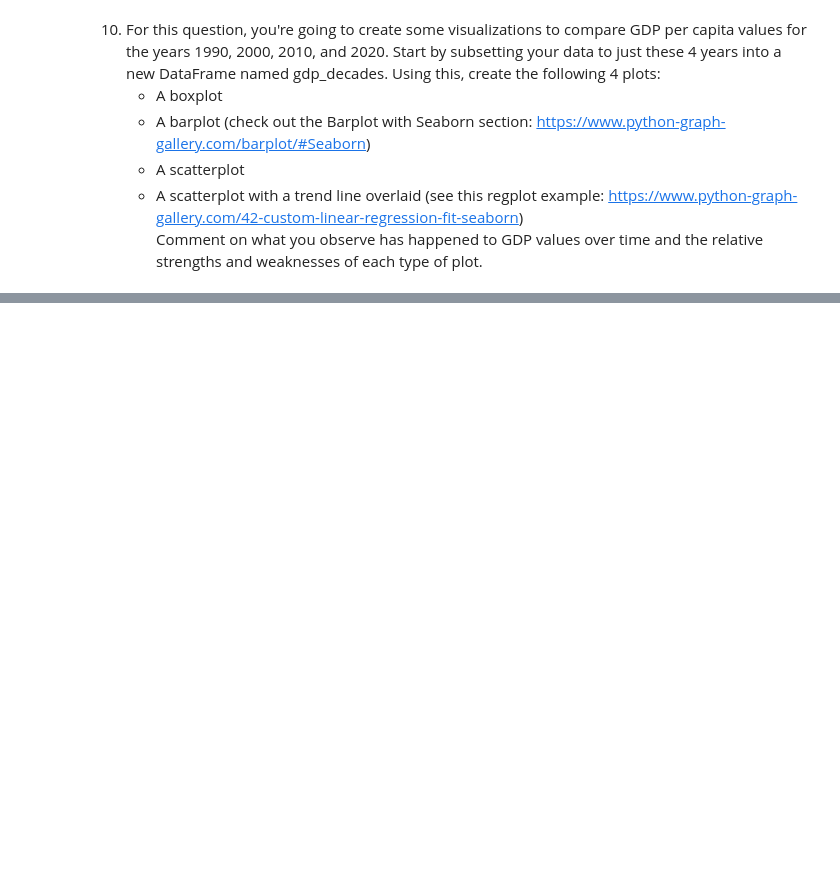
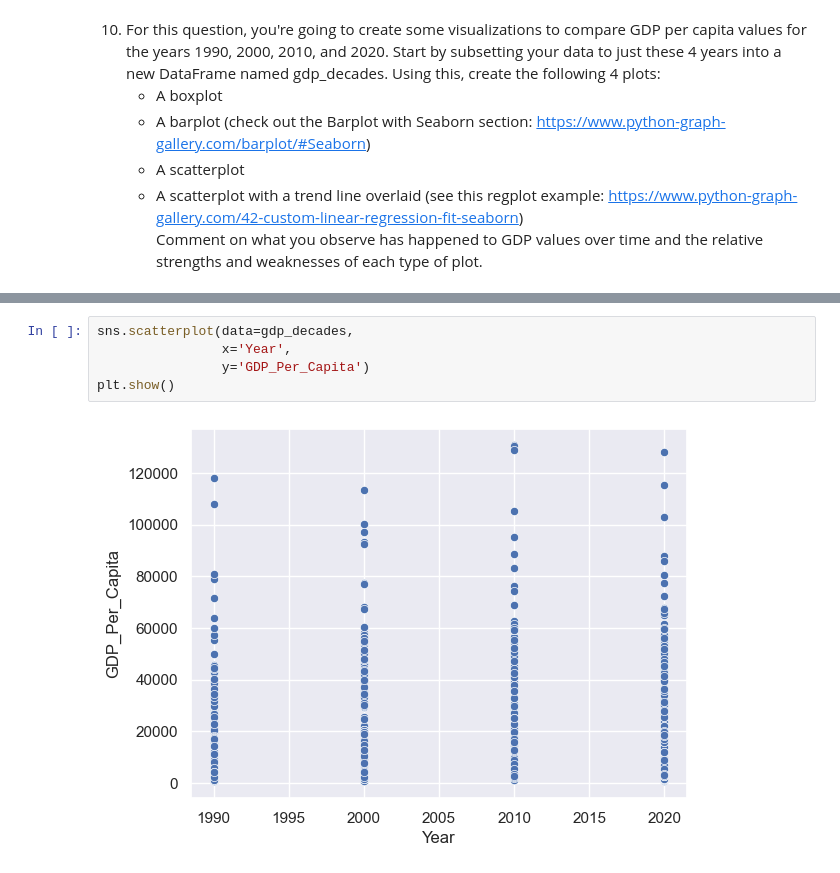
Before and after one commit to NSS-Data-Analytics-Cohort-14/gdp-and-internet-usage-Djmayfield-alt, a Jupyter notebook: notebooks/gdp_project.ipynb, the cells around one changed output, grey strips where cells are left out. Drawn from its saved outputs; the diff is of its cells as text; blank space fills up the shorter version.

```diff
--- a/notebooks/gdp_project.ipynb
+++ b/notebooks/gdp_project.ipynb
@@ -149,0 +174,7 @@ Comment on what you observe has happened to GDP values over time and the relativ
+# %%
+sns.scatterplot(data=gdp_decades,
+                x='Year',
+                y='GDP_Per_Capita')
+plt.show()
+# %% [output]
+[figure, added]
```
Also changed, not shown: parts of 13 cells of this notebook.
